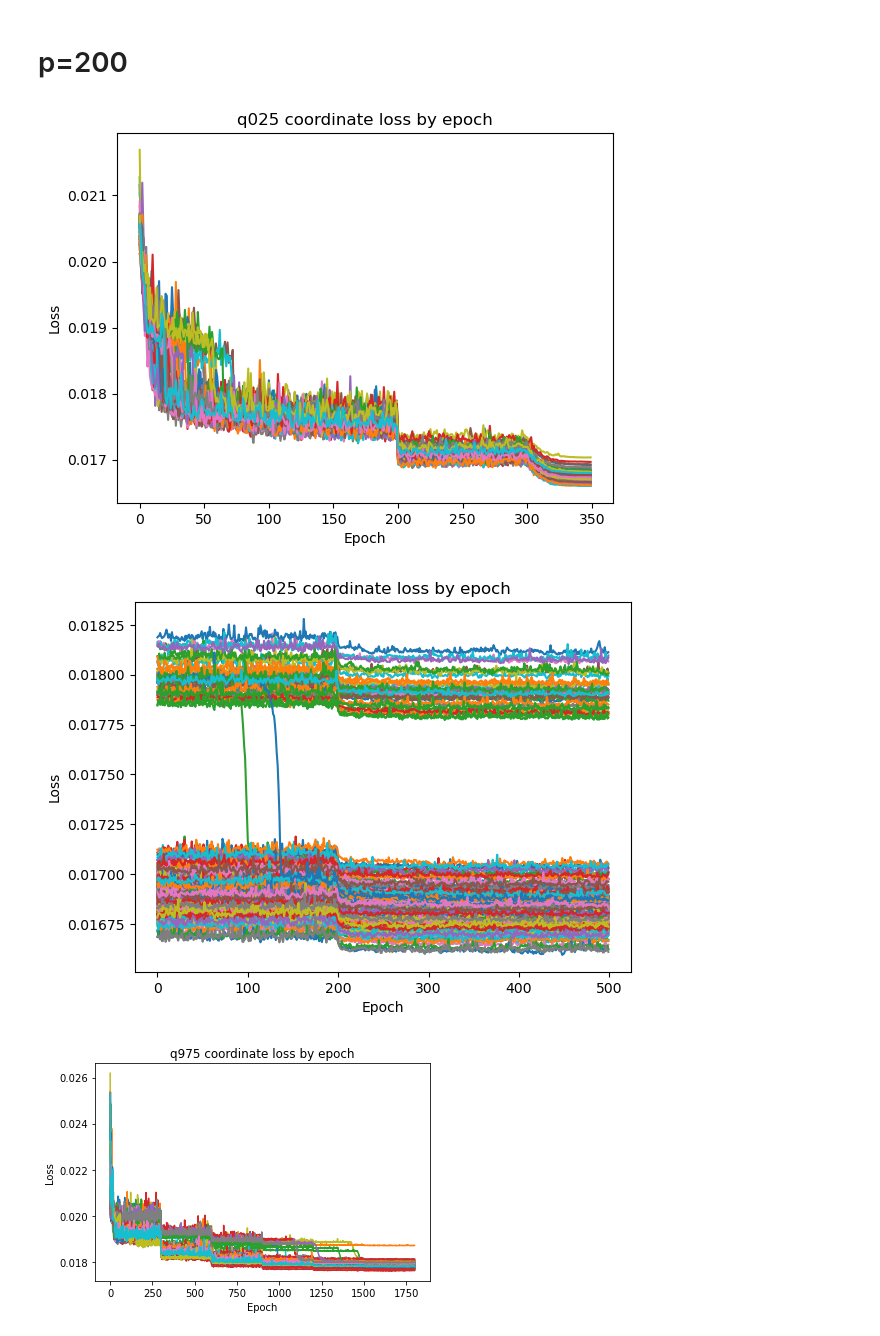
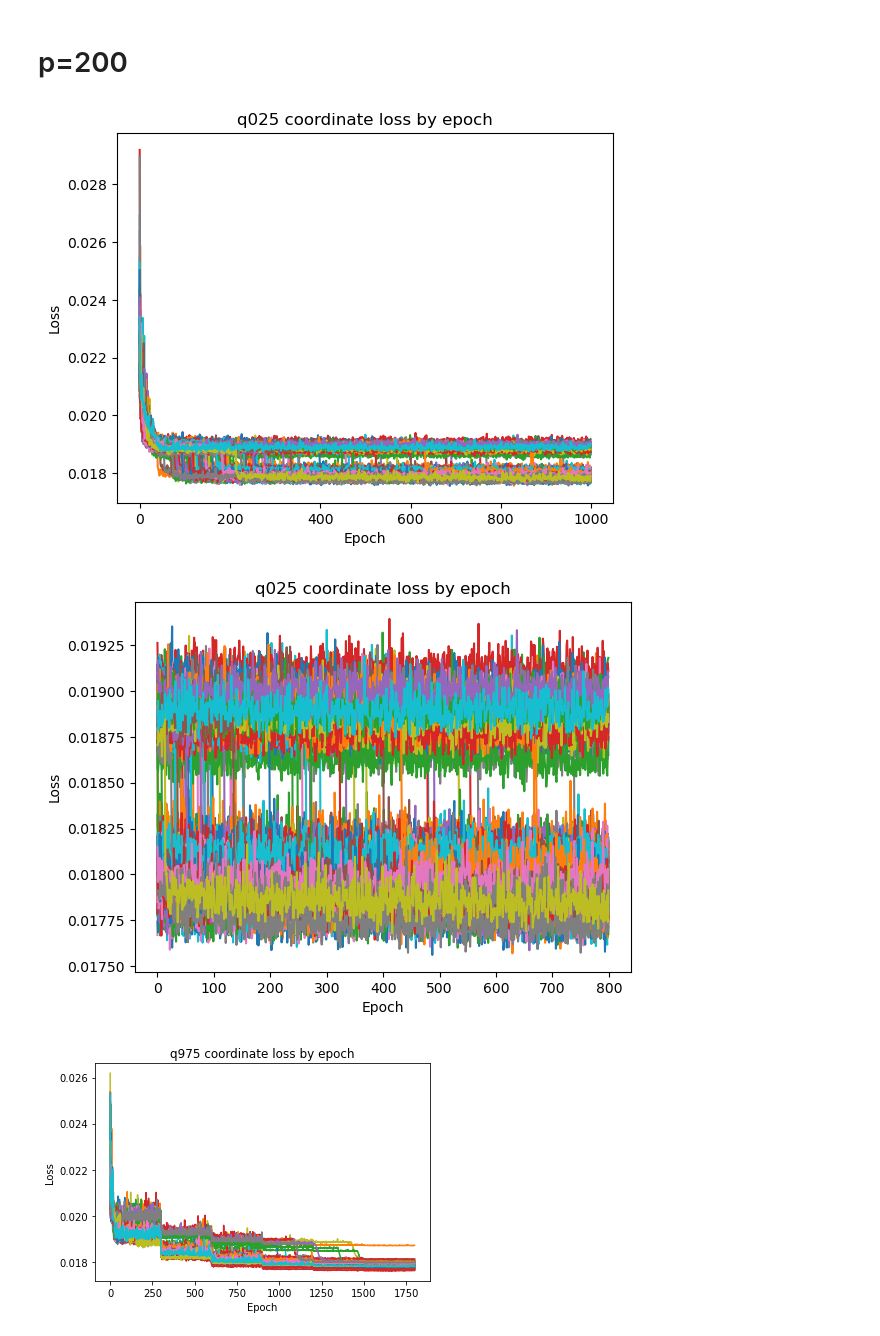
Before and after one commit to glory-99/simulation-based-inference, a Jupyter notebook: res_analysis_x15.ipynb, the cells around one changed output. Saved outputs shown, nothing was run; the diff lists cells and outputs as text; code cells hidden in the pictures.

```diff
--- a/res_analysis_x15.ipynb
+++ b/res_analysis_x15.ipynb
@@ -367,9 +399,9 @@ plt.show()
 # %% [markdown]
 # p=200
 # %%
-train_losses_q025 = np.load('./results/train_losses_p200_q25_exp101.npy')
-val_losses_q025 = np.load('./results/val_losses_p200_q25_exp101.npy')
-coordinate_loss_q025 = np.load('./results/coordinate_loss_p200_q25_exp101.npy')
+train_losses_q025 = np.load('./results/train_losses_p200_q25_exp7.npy')
+val_losses_q025 = np.load('./results/val_losses_p200_q25_exp7.npy')
+coordinate_loss_q025 = np.load('./results/coordinate_loss_p200_q25_exp7.npy')
 # train_losses_q975 = np.load('./results/train_losses_p200_q975_exp4.npy')
 # val_losses_q975 = np.load('./results/val_losses_p200_q975_exp4.npy')
 # coordinate_loss_q975 = np.load('./results/coordinate_loss_p200_q975_exp4.npy')
@@ -380,15 +412,15 @@ plt.ylabel("Loss")
 plt.title("q025 coordinate loss by epoch")
 plt.show()
 # %% [output]
-[figure, old version]
+[figure, new version]
 # %%
-plt.plot(coordinate_loss_q025[1000:])
+plt.plot(coordinate_loss_q025[200:])
 plt.xlabel("Epoch")
 plt.ylabel("Loss")
 plt.title("q025 coordinate loss by epoch")
 plt.show()
 # %% [output]
-[figure, old version]
+[figure, new version]
 # %%
 plt.plot(coordinate_loss_q975)
 plt.xlabel("Epoch")
```
Also changed, not shown: parts of 19 cells of this notebook, 11 other files.
